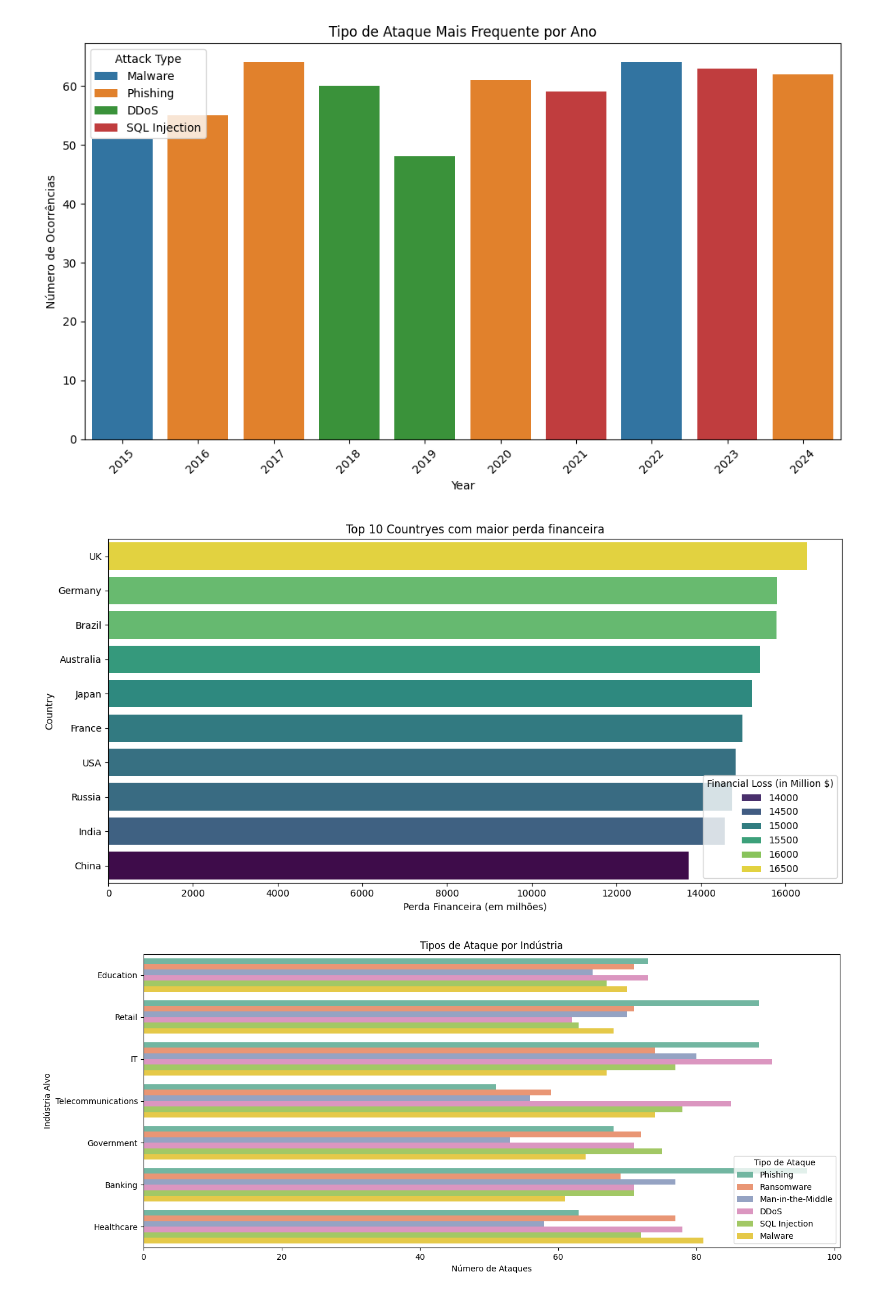
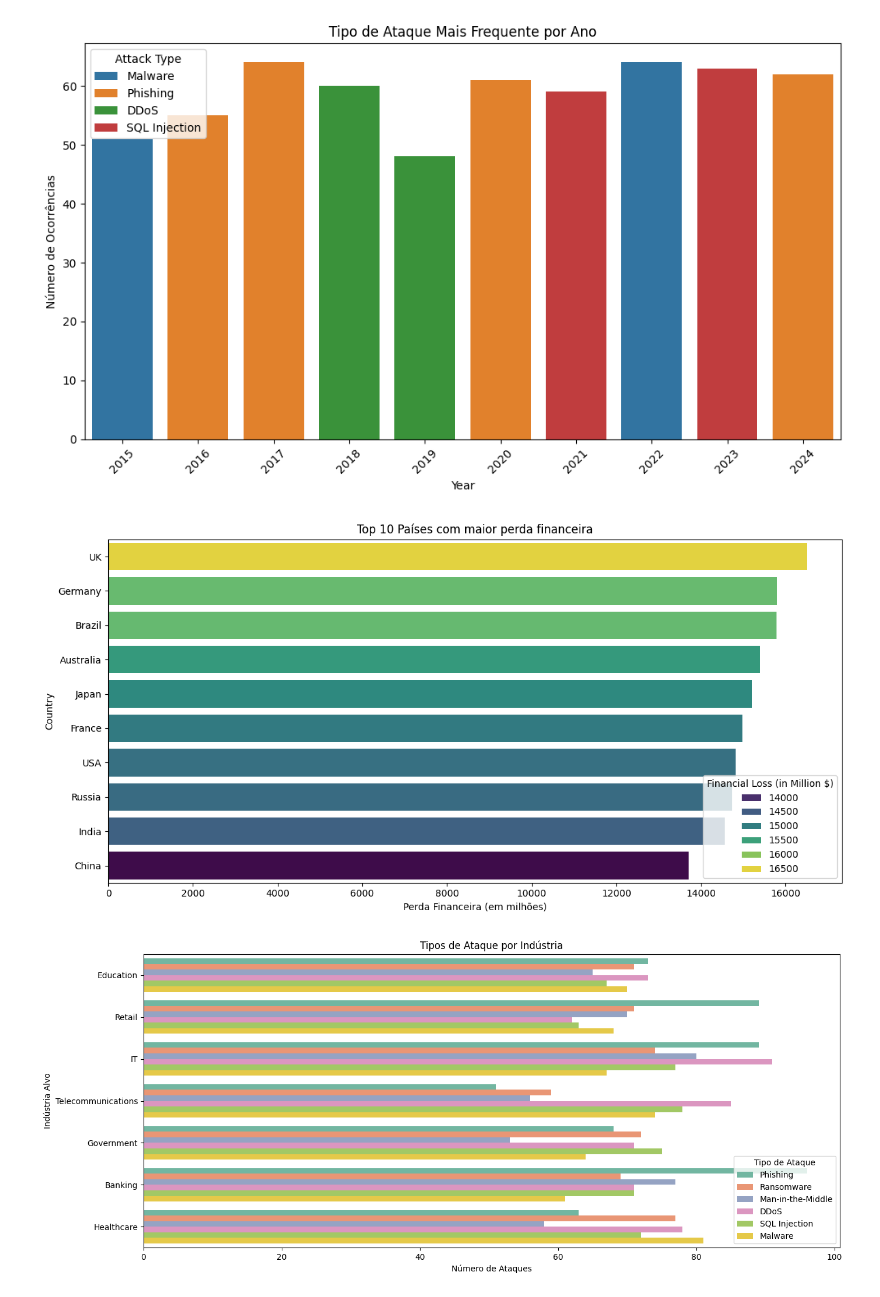
Before and after one commit to jricass/Cybersecurity-Dataframe-Analysis, a Jupyter notebook: analysis.ipynb, the cells around one changed output. Cells and saved outputs as stored; diff of their text form; code cells hidden in the pictures.

```diff
--- a/analysis.ipynb
+++ b/analysis.ipynb
@@ -223,15 +251,15 @@ plt.show()
 # %%
 top_paises = df.groupby('Country')['Financial Loss (in Million $)'].sum().nlargest(10).reset_index()
 
 plt.figure(figsize=(12,6))
 sns.barplot(data=top_paises, x='Financial Loss (in Million $)', y='Country', palette='viridis', hue='Financial Loss (in Million $)')
-plt.title('Top 10 Countryes com maior perda financeira')
+plt.title('Top 10 Países com maior perda financeira')
 plt.xlabel('Perda Financeira (em milhões)')
 plt.ylabel('Country')
 plt.tight_layout()
 plt.show()
 # %% [output]
-[figure, old version]
+[figure, new version]
 # %%
 plt.figure(figsize=(14,6))
 sns.countplot(data=df, y='Target Industry', hue='Attack Type', palette='Set2')
```
Also changed, not shown: parts of 6 cells of this notebook, 1 other file.
